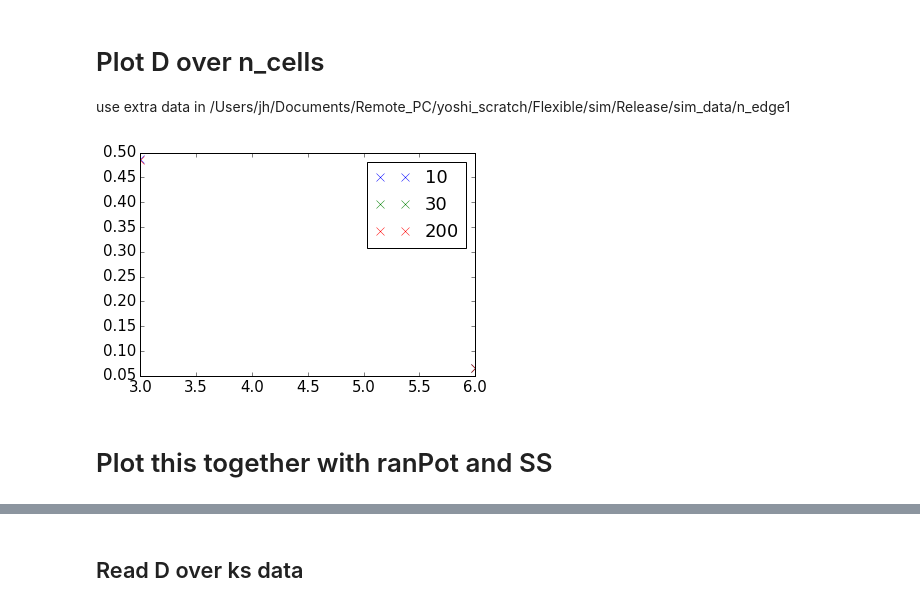
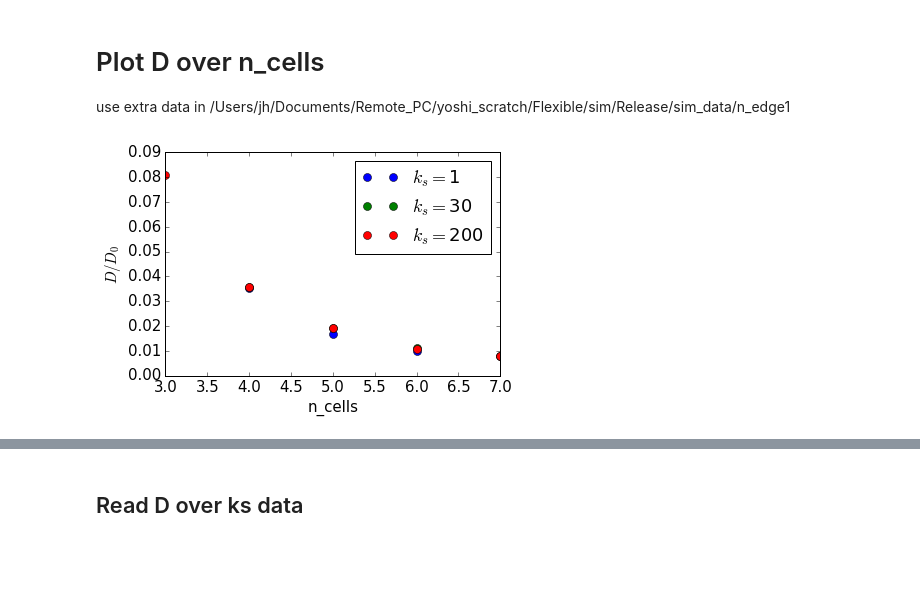
Before and after one commit to JohannHansing/iPythonNB, a Jupyter notebook: Flexible/Flexible.ipynb, the cells around one changed output, grey strips where cells are left out. Saved outputs shown, nothing was run; the diff lists cells and outputs as text; code cells hidden in the pictures; blank space fills up the shorter version.

```diff
--- a/Flexible/Flexible.ipynb
+++ b/Flexible/Flexible.ipynb
@@ -270,10 +270,10 @@ plotdataArr(Flexksdatdt2,r'(p+a)/b',lineArr=ksArrdt2,lineParam='ks')
 # Plot D over n_cells
 use extra data in /Users/jh/Documents/Remote_PC/yoshi_scratch/Flexible/sim/Release/sim_data/n_edge1
 # %%
-def getDoverncellData(p,a,ksArr,dt):
+def getDoverncellData(p,a,ksArr,dt,nedge=1):
     dataArr = []
     for ks in ksArr:
-        folder= datadir + 'n_edge1/'
+        folder= datadir + 'n_edge'+str(nedge)+'/'
         folderAftern = 'dt'+dt+'/t200/kb0/ks'+str(ks)+'/a'+str(a)
         data = []
         for ndir in os.listdir(folder):
@@ -290,14 +290,14 @@ def getDoverncellData(p,a,ksArr,dt):
 # %%
 p=12
 a=5
 ksArr=[1,30,200]
 dt='0.0005'
 datadt05=getDoverncellData(p,a,ksArr,dt)
 for i, data in enumerate(datadt05):
-    plt.plot(data[:,0],data[:,1],'x',label=str(ksArr[i]))
+    plt.plot(data[:,0],data[:,1]/6,'o',label='$k_s = $'+str(ksArr[i]))
 plt.legend()
+plt.xlabel('n_cells')
+plt.ylabel('$D/D_0$')
 plt.show()
 # %% [output]
-[figure, old version]
+[figure, new version]
-# %% [markdown]
-# Plot this together with ranPot and SS
```
Also changed, not shown: parts of 9 cells of this notebook, 3 other files.
